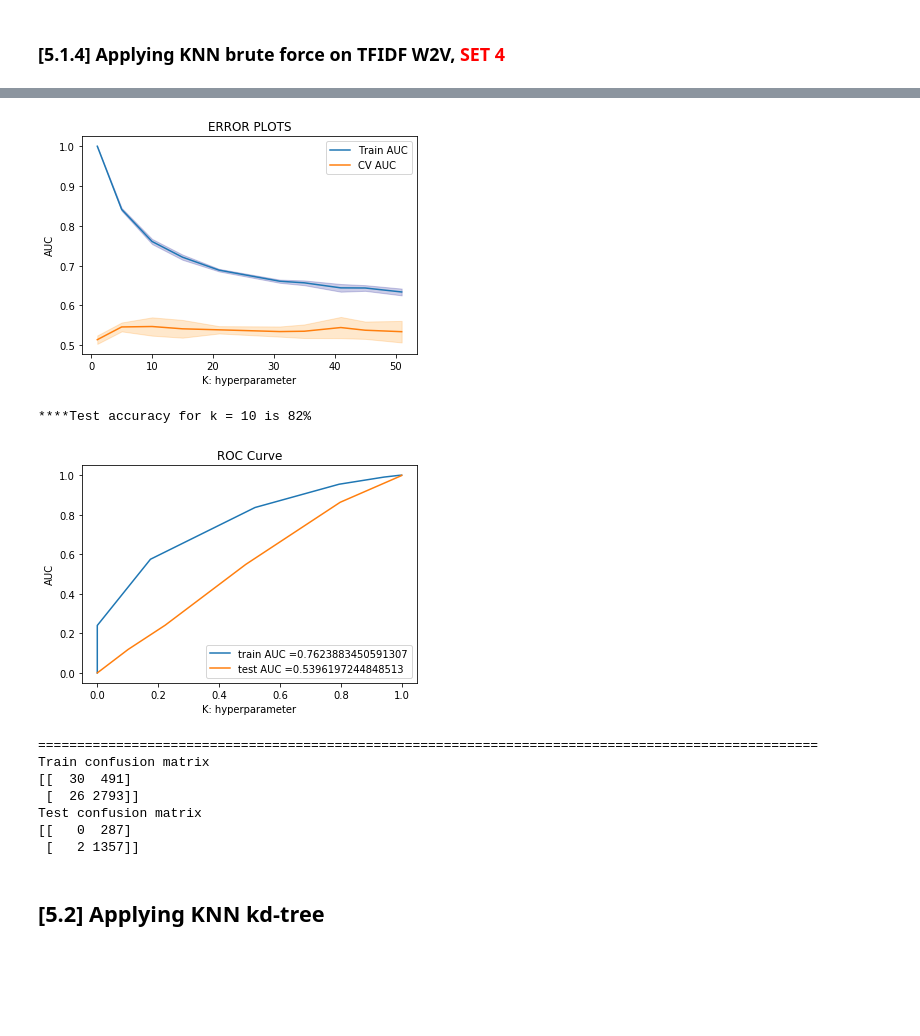
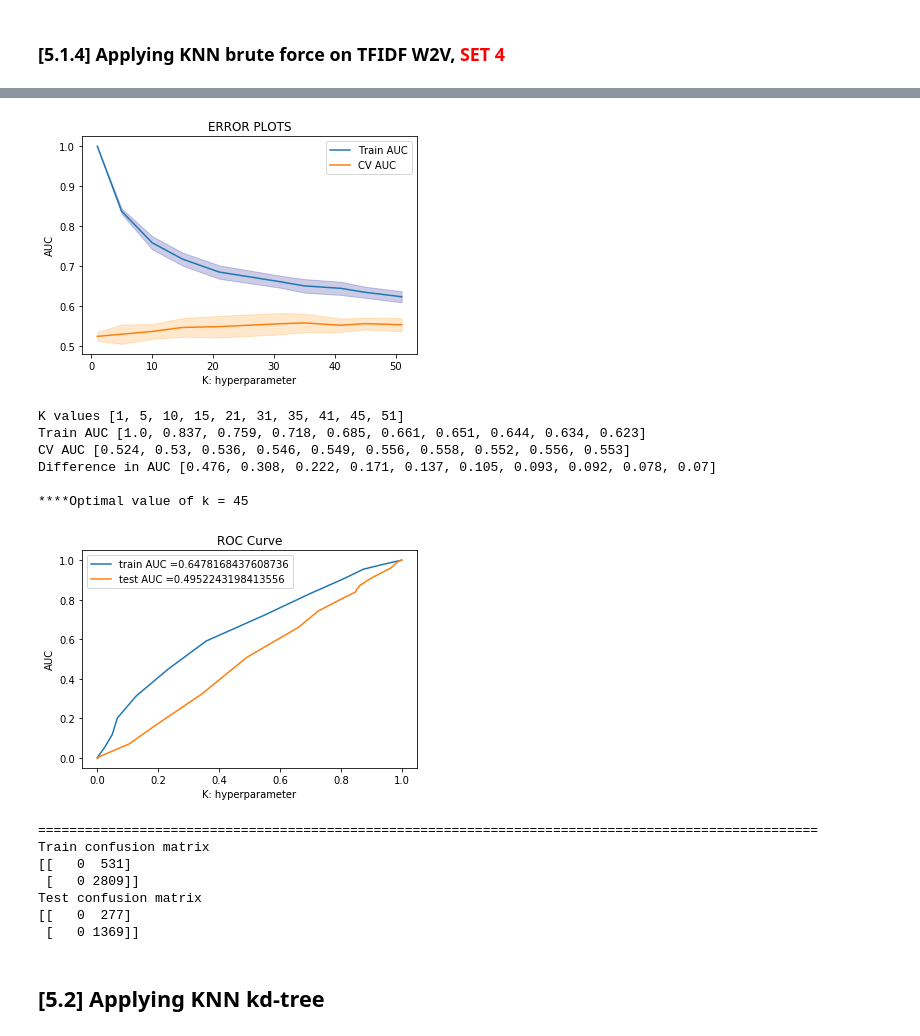
Before and after one commit to PhaneendraYedidi/Machine-Learning-Practices, a Jupyter notebook: 03_Amazon_Fine_Food_Reviews_Analysis_KNN.ipynb, the cells around one changed output, grey strips where cells are left out. Drawn from its saved outputs; the diff is of its cells as text; code cells hidden in the pictures; blank space fills up the shorter version.

```diff
--- a/03_Amazon_Fine_Food_Reviews_Analysis_KNN.ipynb
+++ b/03_Amazon_Fine_Food_Reviews_Analysis_KNN.ipynb
@@ -747,8 +761,7 @@ x_test = vectorizer.transform(x_test)
 
 #10 fold cross validation
 train_auc = [] ; cv_auc = []; cv_scores= [];
-myList = list(range(0,50))
-k = list(filter(lambda x: x % 2 != 0, myList))
+k = [1, 5, 10, 15, 21, 31,35, 41,45, 51]
 for i in k:
     # instantiate learning model
     knn = KNeighborsClassifier(n_neighbors=i,algorithm='brute')
@@ -765,10 +778,6 @@ for i in k:
     train_auc.append(roc_auc_score(y_train,y_train_pred))
     cv_auc.append(roc_auc_score(y_cv, y_cv_pred))
 
-#Finding the best K value (Taken from https://kevinzakka.github.io/2016/07/13/k-nearest-neighbor/)
-MSE = [1 - x for x in cv_scores]
-
-optimal_k = k[MSE.index(min(MSE))]
 
 #Plotting the Error plot
 plt.plot(k, train_auc, label='Train AUC')
@@ -779,11 +788,15 @@ plt.ylabel("AUC")
 plt.title("ERROR PLOTS")
 plt.show()
 
+displayAUCInfo(k,train_auc,cv_auc)
+optimal_k = 41
+print('\n****Optimal value of k = %d' %(optimal_k))
+
 knn = KNeighborsClassifier(n_neighbors=optimal_k,algorithm='brute')
 knn.fit(x_train,y_train)
 pred = knn.predict(x_test)
-acc = accuracy_score(y_test, pred, normalize=True) * float(100)
-print('\n****Test accuracy for k = %d is %d%%' %(optimal_k,acc))
+#acc = accuracy_score(y_test, pred, normalize=True) * float(100)
+#print('\n****Test accuracy for k = %d is %d%%' %(optimal_k,acc))
 
 # roc_auc_score(y_true, y_score) the 2nd parameter should be probability estimates of the positive class
 # not the predicted outputs
@@ -987,16 +1009,15 @@ plt.ylabel("AUC")
 plt.title("ERROR PLOTS")
 plt.show()
 
-#Finding the best K value (Taken from https://kevinzakka.github.io/2016/07/13/k-nearest-neighbor/)
-MSE = [1 - x for x in cv_auc]
-
-optimal_k = parameters['n_neighbors'][MSE.index(min(MSE))]
+displayAUCInfo(k,train_auc,cv_auc)
+optimal_k = 45
+print('\n****Optimal value of k = %d' %(optimal_k))
 
 knn = KNeighborsClassifier(n_neighbors=optimal_k,algorithm='brute')
 knn.fit(x_train_vect,y_train)
 pred = knn.predict(x_test_vect)
-acc = accuracy_score(y_test, pred, normalize=True) * float(100)
-print('\n****Test accuracy for k = %d is %d%%' %(optimal_k,acc))
+#acc = accuracy_score(y_test, pred, normalize=True) * float(100)
+#print('\n****Test accuracy for k = %d is %d%%' %(optimal_k,acc))
 
 # roc_auc_score(y_true, y_score) the 2nd parameter should be probability estimates of the positive class
 # not the predicted outputs
@@ -1024,13 +1045,18 @@ W0804 15:08:18.018158 140630682589056 base_any2vec.py:1386] under 10 jobs per wo
-[figure, old version]
+[figure, new version]
-****Test accuracy for k = 10 is 82%
+K values [1, 5, 10, 15, 21, 31, 35, 41, 45, 51]
+Train AUC [1.0, 0.837, 0.759, 0.718, 0.685, 0.661, 0.651, 0.644, 0.634, 0.623]
+CV AUC [0.524, 0.53, 0.536, 0.546, 0.549, 0.556, 0.558, 0.552, 0.556, 0.553]
+Difference in AUC [0.476, 0.308, 0.222, 0.171, 0.137, 0.105, 0.093, 0.092, 0.078, 0.07]
+
+****Optimal value of k = 45
-[figure, old version]
+[figure, new version]
 ====================================================================================================
 Train confusion matrix
-[[  30  491]
- [  26 2793]]
+[[   0  531]
+ [   0 2809]]
 Test confusion matrix
-[[   0  287]
- [   2 1357]]
+[[   0  277]
+ [   0 1369]]
 # %% [markdown]
 ## [5.2] Applying KNN kd-tree
 # %% [markdown]
```
Also changed, not shown: parts of 11 cells of this notebook.
